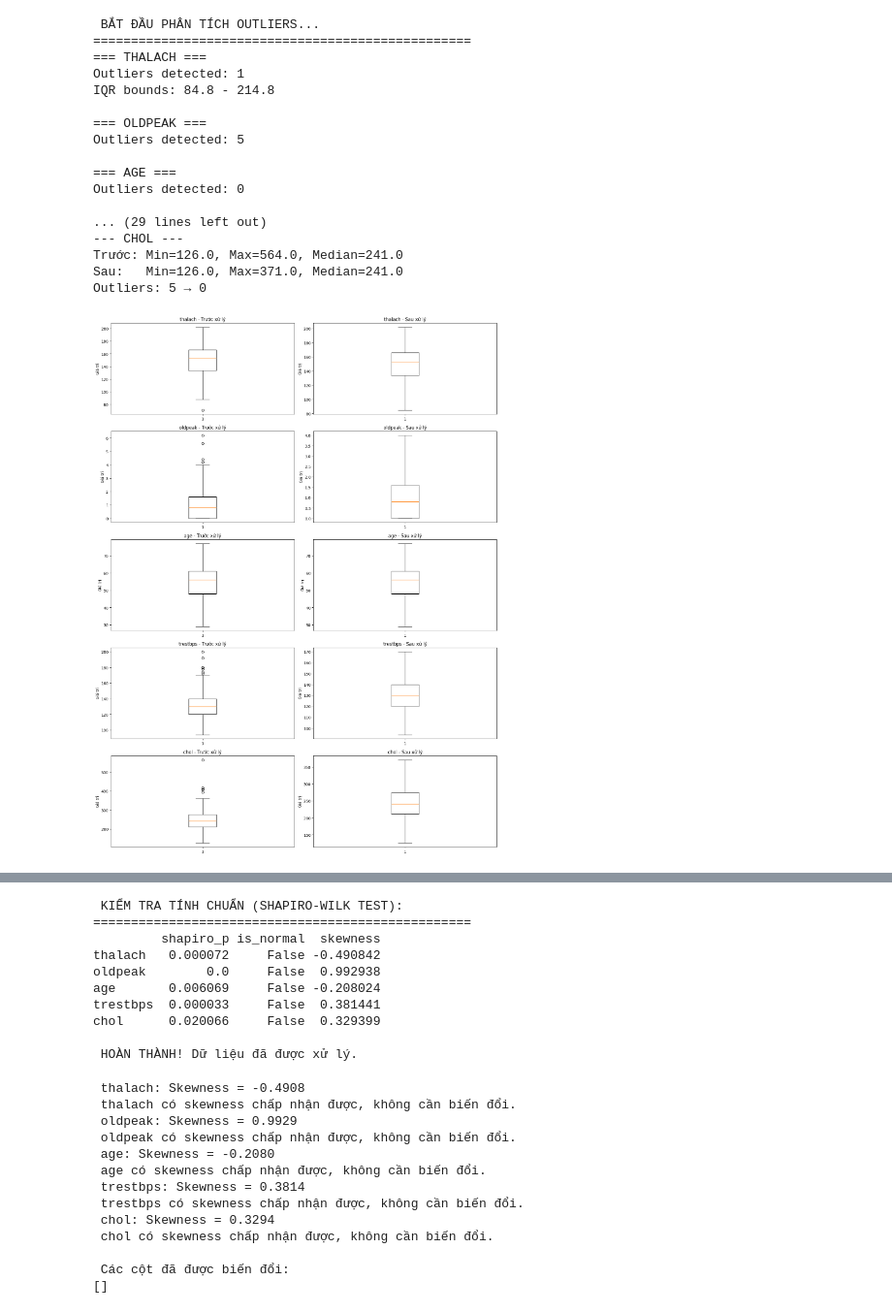
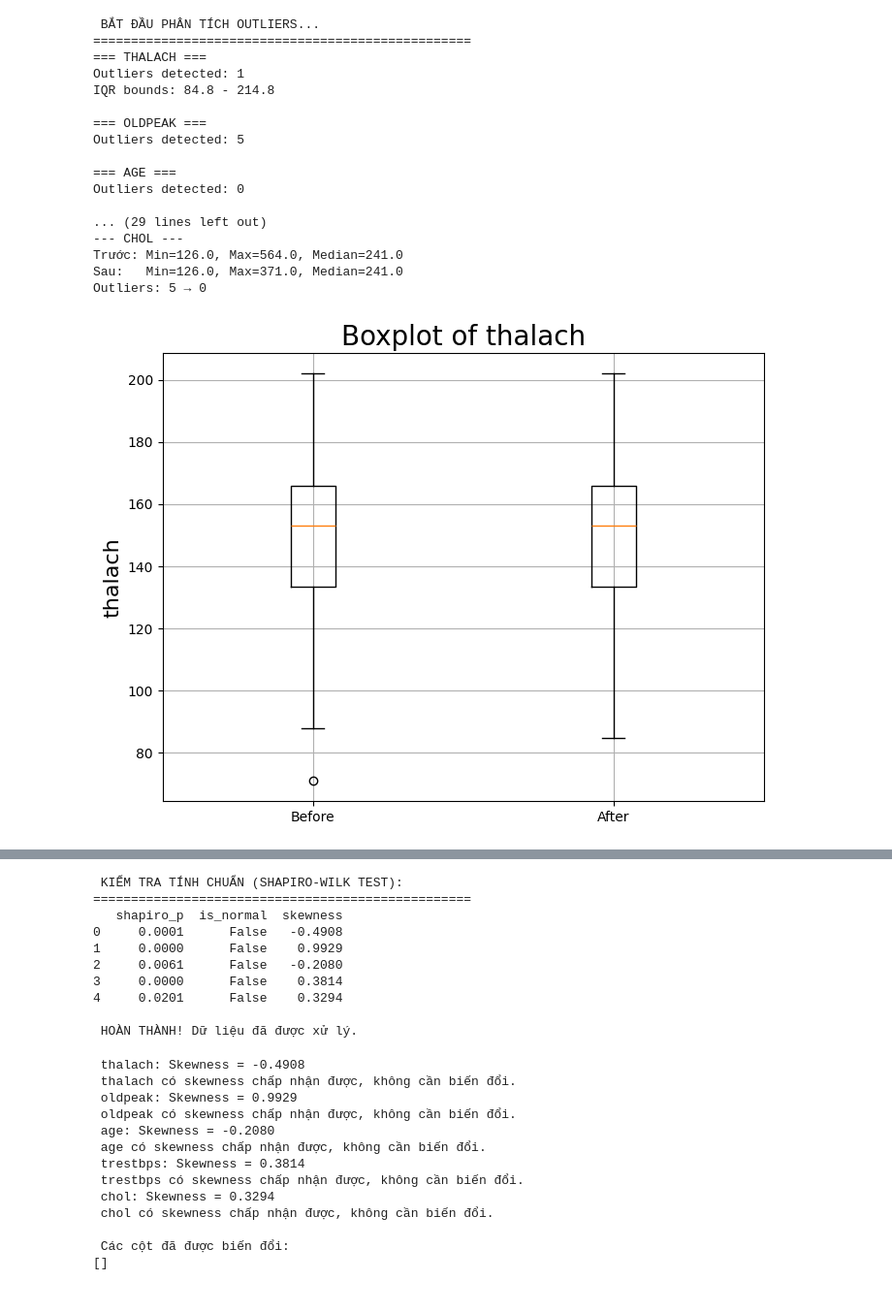
Before and after one commit to ngoc43456/DuDoanKhaNangMacBenhTimMach, a Jupyter notebook: Dự_đoán_khả_năng_mắc_bệnh_tim_mạch.ipynb, the cells around one changed output, grey strips where cells are left out. Shown: that part at 97% size. Cells and saved outputs as stored; diff of their text form; code cells hidden in the pictures.

```diff
--- a/Dự_đoán_khả_năng_mắc_bệnh_tim_mạch.ipynb
+++ b/Dự_đoán_khả_năng_mắc_bệnh_tim_mạch.ipynb
@@ -115,0 +111,15 @@ dtype: int64
+# %%
+# Danh sách các biến liên tục cần kiểm tra
+continuous_columns = ['age', 'trestbps', 'chol', 'thalach', 'oldpeak']
+
+# Vẽ boxplot cho từng biến
+plt.figure(figsize=(15, 8))
+
+for i, col in enumerate(continuous_columns, 1):
+    plt.subplot(2, 3, i)  # Chia lưới 2 hàng 3 cột
+    sns.boxplot(y=df_filled[col])
+    plt.title(f'Boxplot of {col}')
+    plt.ylabel('Giá trị')
+
+plt.tight_layout()
+plt.show()
@@ -118,7 +130,7 @@ dtype: int64
 X = df_filled.drop('target', axis=1)
 y = df_filled['target'].apply(lambda x: 1 if int(x) > 0 else 0)
 # %%
-# Các phương pháp xử lý outliers
+# Phương pháp xử lý outliers
 class OutlierHandler:
 
     def __init__(self, data):
@@ -164,6 +176,14 @@ class OutlierHandler:
             self.data = self.data[z_scores <= 3]
         return self.data
 
+    def transform_data(self, column, method='log'):
+        if method == 'log':
+            self.data[f'{column}_log'] = np.log1p(self.data[column])  # log1p để tránh log(0)
+        elif method == 'sqrt':
+            self.data[f'{column}_sqrt'] = np.sqrt(self.data[column])
+        return self.data
+
+
 
 # Hướng dẫn xử lý cụ thể cho từng biến
 def process_heart_data(df):
@@ -206,10 +226,43 @@ def process_heart_data(df):
 
     return handler.data
 
-    # CHẠY CODE THỰC TẾ
+def check_normality(df, columns):
+    """
+    Kiểm tra tính chuẩn của các biến với Shapiro-Wilk Test và tính độ lệch Skewness
+    Trả về DataFrame kết quả
+    """
+    results = []
+
+    for col in columns:
+        stat, p_value = shapiro(df[col])
+        is_normal = p_value > 0.05  # p > 0.05 thì giả thiết H0 không bị bác bỏ => phân phối chuẩn
+        skewness_value = skew(df[col])
+
+        results.append({
+            'column': col,
+            'shapiro_p': p_value,
+            'is_normal': is_normal,
+            'skewness': skewness_value
+        })
+
+    return pd.DataFrame(results)
+
+def plot_before_after(original_data, processed_data, columns):
+    """
+    Vẽ từng boxplot riêng biệt để so sánh
+    """
+    for col in columns:
+        plt.figure(figsize=(8, 6))  # Mỗi biểu đồ chiếm nguyên khung hình
+        plt.boxplot([original_data[col], processed_data[col]], tick_labels=['Before', 'After'])
+        plt.title(f'Boxplot of {col}', fontsize=20)
+        plt.ylabel(col, fontsize=16)
+        plt.grid(True)
+        plt.show()
+
+# CHẠY CODE THỰC TẾ
 if 'df' in locals() or 'df' in globals():
     print(" BẮT ĐẦU PHÂN TÍCH OUTLIERS...")
-    print("="*50)
+    print("=" * 50)
 
     # Tạo bản copy để so sánh trước và sau
     original_data = df_filled.copy()
@@ -218,7 +271,7 @@ if 'df' in locals() or 'df' in globals():
     processed_data = process_heart_data(df_filled)
 
     print("\n THỐNG KÊ TRƯỚC VÀ SAU XỬ LÝ:")
-    print("="*50)
+    print("=" * 50)
 
     columns_to_check = ['thalach', 'oldpeak', 'age', 'trestbps', 'chol']
 
@@ -248,36 +301,36 @@ if 'df' in locals() or 'df' in globals():
 
     # Kiểm tra tính chuẩn
     print("\n KIỂM TRA TÍNH CHUẨN (SHAPIRO-WILK TEST):")
-    print("="*50)
+    print("=" * 50)
     normality_results = check_normality(processed_data, columns_to_check)
     print(normality_results[['shapiro_p', 'is_normal', 'skewness']].round(4))
 
     print(f"\n HOÀN THÀNH! Dữ liệu đã được xử lý.")
 
 else:
     print(" KHÔNG TÌM THẤY DATAFRAME 'df'")
     print("Vui lòng:")
     print("1. Đổi tên DataFrame của bạn thành 'df', HOẶC")
     print("2. Thay 'df' trong code thành tên DataFrame thực tế của bạn")
     print("\nVí dụ:")
     print("# Nếu DataFrame của bạn tên là 'heart_data':")
     print("# processed_data = process_heart_data(heart_data)")
 # %% [output]
  BẮT ĐẦU PHÂN TÍCH OUTLIERS...
 ==================================================
 === THALACH ===
 Outliers detected: 1
 IQR bounds: 84.8 - 214.8
 
 === OLDPEAK ===
 Outliers detected: 5
 
 === AGE ===
 Outliers detected: 0
 
 ... (29 lines left out)
 --- CHOL ---
 Trước: Min=126.0, Max=564.0, Median=241.0
 Sau:   Min=126.0, Max=371.0, Median=241.0
 Outliers: 5 → 0
-[figure, old version]
+[figure, new version]
@@ -284,11 +341,11 @@ Outliers: 5 → 0
  KIỂM TRA TÍNH CHUẨN (SHAPIRO-WILK TEST):
 ==================================================
-         shapiro_p is_normal  skewness
-thalach   0.000072     False -0.490842
-oldpeak        0.0     False  0.992938
-age       0.006069     False -0.208024
-trestbps  0.000033     False  0.381441
-chol      0.020066     False  0.329399
+   shapiro_p  is_normal  skewness
+0     0.0001      False   -0.4908
+1     0.0000      False    0.9929
+2     0.0061      False   -0.2080
+3     0.0000      False    0.3814
+4     0.0201      False    0.3294
 
  HOÀN THÀNH! Dữ liệu đã được xử lý.
 # %%
```
Also changed, not shown: parts of 17 cells of this notebook.
